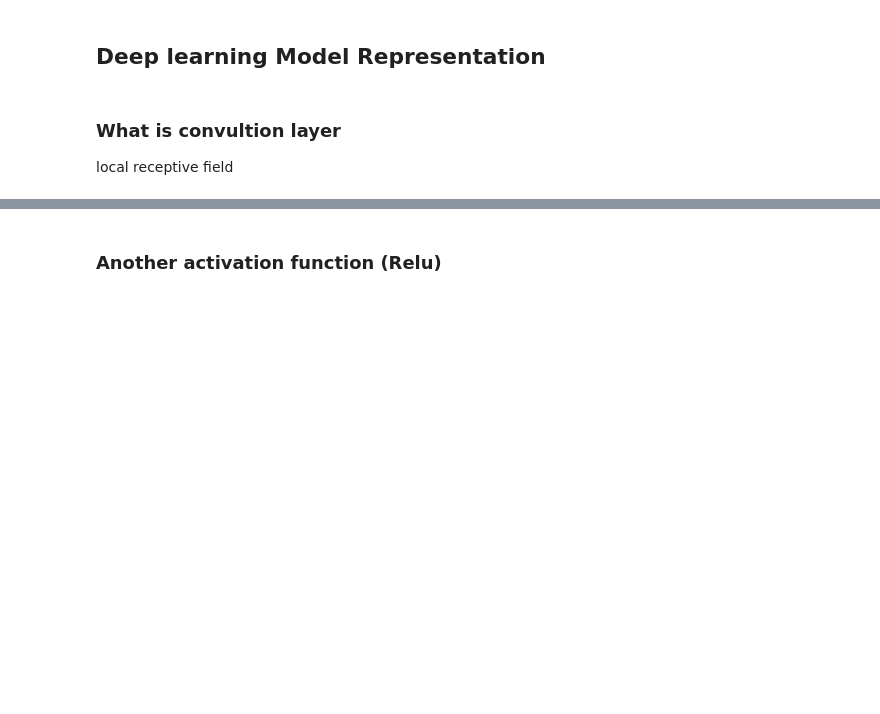
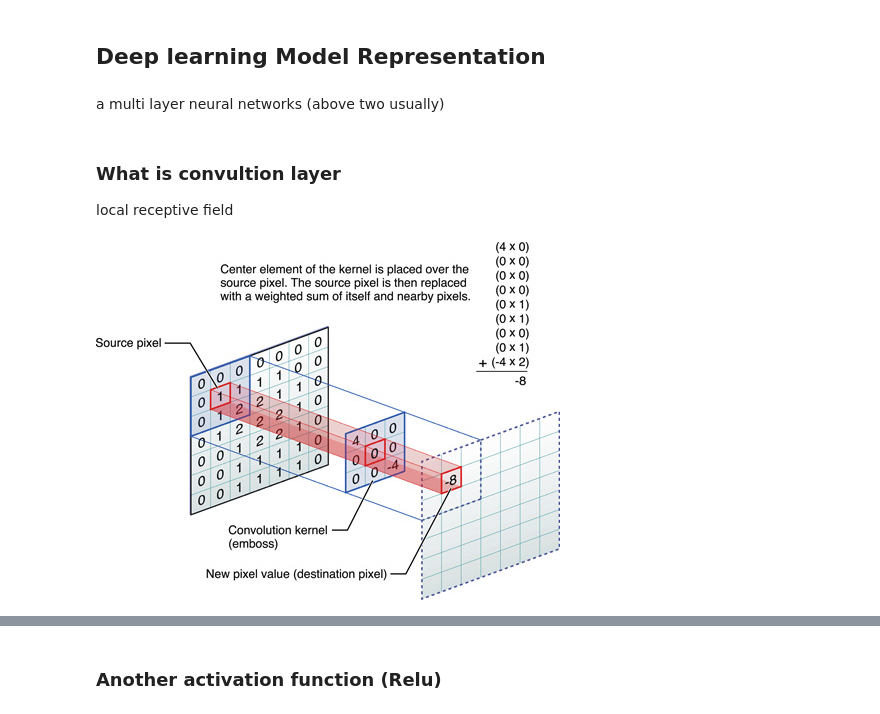
Before and after one commit to ahmedanis03/IntroMLandDL, a Jupyter notebook: Deep learning.ipynb, the cells around one changed output, grey strips where cells are left out. Cells and saved outputs as stored; diff of their text form; code cells hidden in the pictures; blank space fills up the shorter version.

```diff
--- a/Deep learning.ipynb
+++ b/Deep learning.ipynb
@@ -16,6 +16,12 @@ An example for traditional machine learning: https://www.kaggle.com/the1owl/natu
 ## How to train Neural Network on images
 # %% [markdown]
 ## Deep learning Model Representation
+# %% [markdown]
+a multi layer neural networks (above two usually)
 # %% [markdown]
 ### What is convultion layer
 local receptive field
+# %%
+Image('ConvLayer1.jpg')
+# %% [output]
+[figure, added]
```
Also changed, not shown: parts of 15 cells of this notebook, 11 other files.
